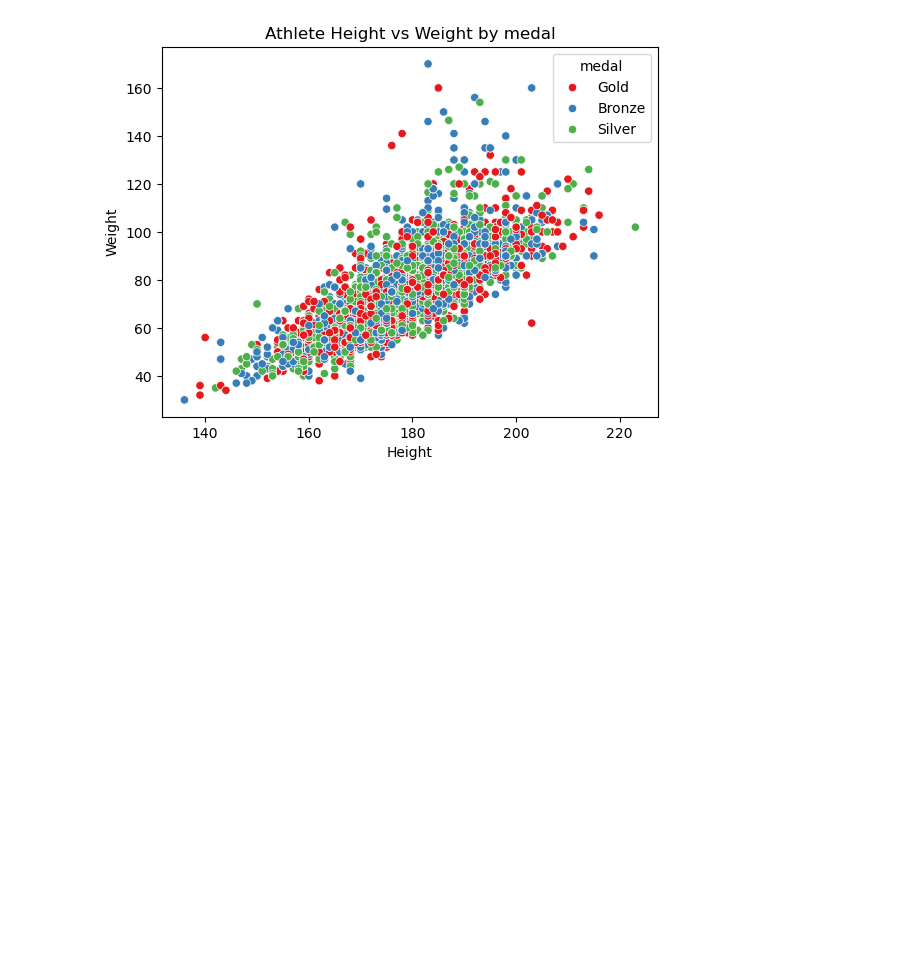
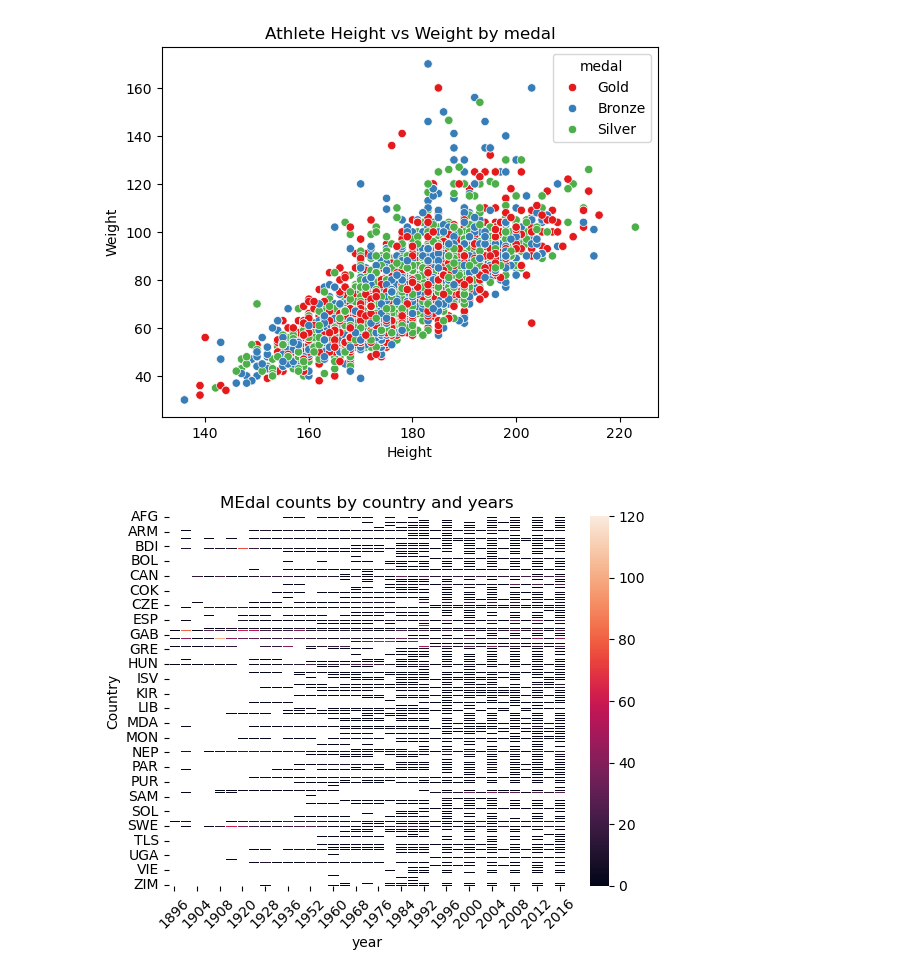
Before and after one commit to piyush6705/eda, a Jupyter notebook: olympics.ipynb, the cells around one changed output. Saved outputs shown, nothing was run; the diff lists cells and outputs as text; code cells hidden in the pictures; blank space fills up the shorter version.

```diff
--- a/olympics.ipynb
+++ b/olympics.ipynb
@@ -290,4 +290,11 @@ plt.show()
 # %%
 medals_by_country_year = df.pivot_table(index='NOC', columns ='Year', values ='Medal',aggfunc='count')
 # %%
-sns.heatmap(medals_by_country_year,cmap='YlGnBu',
+sns.heatmap(medals_by_country_year,linewidths=0.5)
+plt.title("MEdal counts by country and years")
+plt.xlabel("year")
+plt.ylabel("Country")
+plt.xticks(rotation= 45)
+plt.show()
+# %% [output]
+[figure, added]
```
Also changed, not shown: 4 other files.
